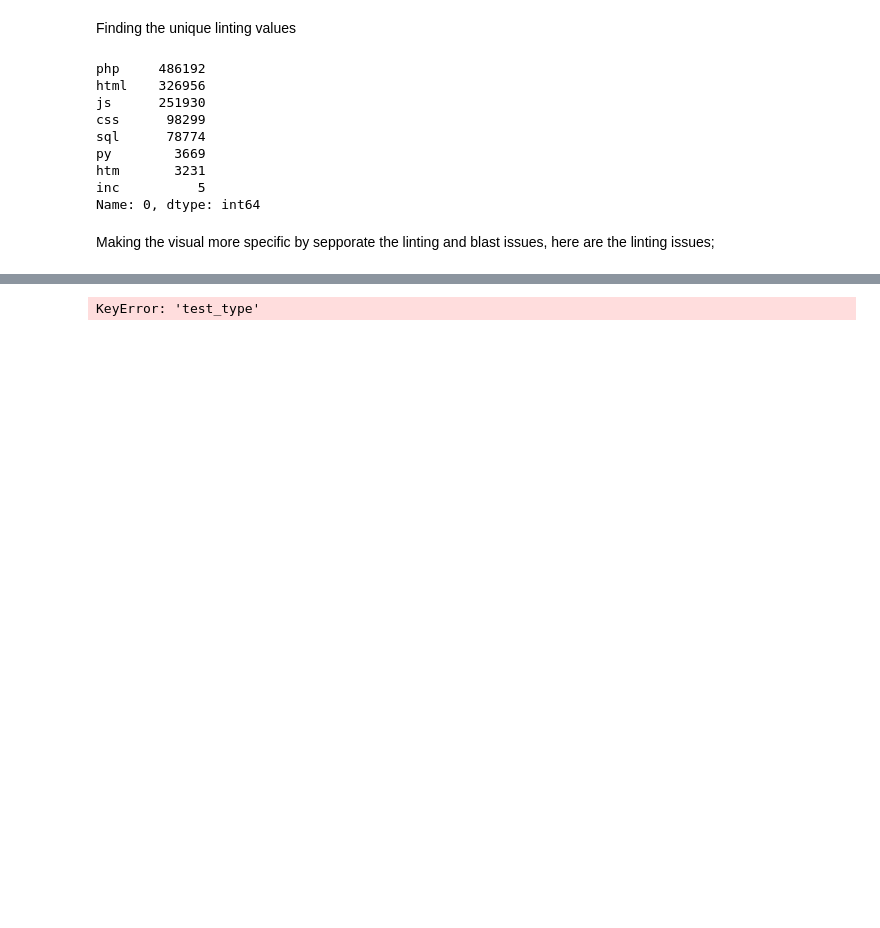
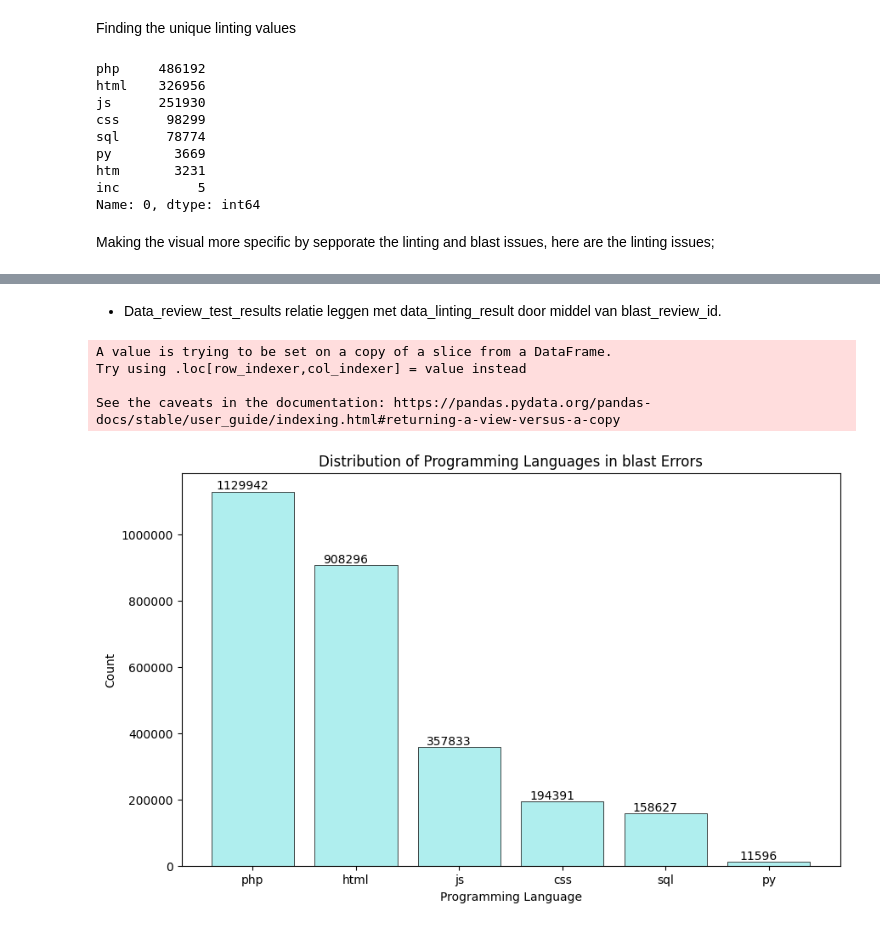
Before and after one commit to joramswarts/Bit-academy-blast-errors, a Jupyter notebook: test_types.ipynb, the cells around one changed output, grey strips where cells are left out. Cells and saved outputs as stored; diff of their text form; code cells hidden in the pictures; blank space fills up the shorter version.

```diff
--- a/test_types.ipynb
+++ b/test_types.ipynb
@@ -180,25 +235,45 @@ Making the visual more specific by sepporate the linting and blast issues, here
+# %% [markdown]
+
+- Data_review_test_results relatie leggen met data_linting_result door middel van blast_review_id.
 # %%
 import matplotlib.pyplot as plt
 import pandas as pd
 
-# Assuming joined_data_blast_linting_language is a Series containing the programming languages
-# and you have already dropped NaN values
-joined_data_blast_linting_language = joined_data_blast_linting['test_type'].dropna()
+# Convert blast_review_id to lowercase and remove leading/trailing spaces
+data_review_test_results['blast_review_id'] = data_review_test_results['blast_review_id'].str.lower().str.strip()
+data_linting_result['blast_review_id'] = data_linting_result['blast_review_id'].str.lower().str.strip()
 
-# Count the occurrences of each programming language
-language_counts = joined_data_blast_linting_language.value_counts()
+# Merge DataFrames on blast_review_id
+merged_data = pd.merge(data_review_test_results, data_linting_result, on="blast_review_id", how="inner")
 
-# Filter the dataset for specific language types
+# Drop rows where only blast_review_id is present and not test_id
+merged_data.dropna(subset=["test_id"], inplace=True)
+
+# Extracting language names from 'file_name' and counting occurrences
+language_counts = merged_data['file_name'].str.extract(r'\.(\w+)$').loc[:, 0].value_counts()
+
+# Filter the dataset for different language types
 languages_to_plot = ['php', 'html', 'sql', 'js', 'css', 'py']
 filtered_counts = language_counts[language_counts.index.isin(languages_to_plot)]
 
 # Plot the counts
 plt.figure(figsize=(10, 6))
-plt.bar(filtered_counts.index, filtered_counts, color='paleturquoise', edgecolor='black', linewidth=0.5)
+bars = plt.bar(filtered_counts.index, filtered_counts, color='paleturquoise', edgecolor='black', linewidth=0.5)
 plt.xlabel('Programming Language')
 plt.ylabel('Count')
-plt.title('Distribution of Programming Languages in Blast Errors')
-plt.ticklabel_format(style='plain', axis='y')
+plt.title('Distribution of Programming Languages in blast Errors')
+
+# Set y-axis format to display whole numbers
+plt.ticklabel_format(axis='y', style='plain')
+
+# Add total count on top of each bar
+for bar in bars:
+    plt.text(bar.get_x() + bar.get_width() / 2 - 0.1, bar.get_height() + 0.05, str(int(bar.get_height())), ha='center', va='bottom')
+
 plt.show()
 # %% [output]
-KeyError: 'test_type'
+A value is trying to be set on a copy of a slice from a DataFrame.
+Try using .loc[row_indexer,col_indexer] = value instead
+
+See the caveats in the documentation: https://pandas.pydata.org/pandas-docs/stable/user_guide/indexing.html#returning-a-view-versus-a-copy
+[figure, added]
```
Also changed, not shown: parts of 22 cells of this notebook.
